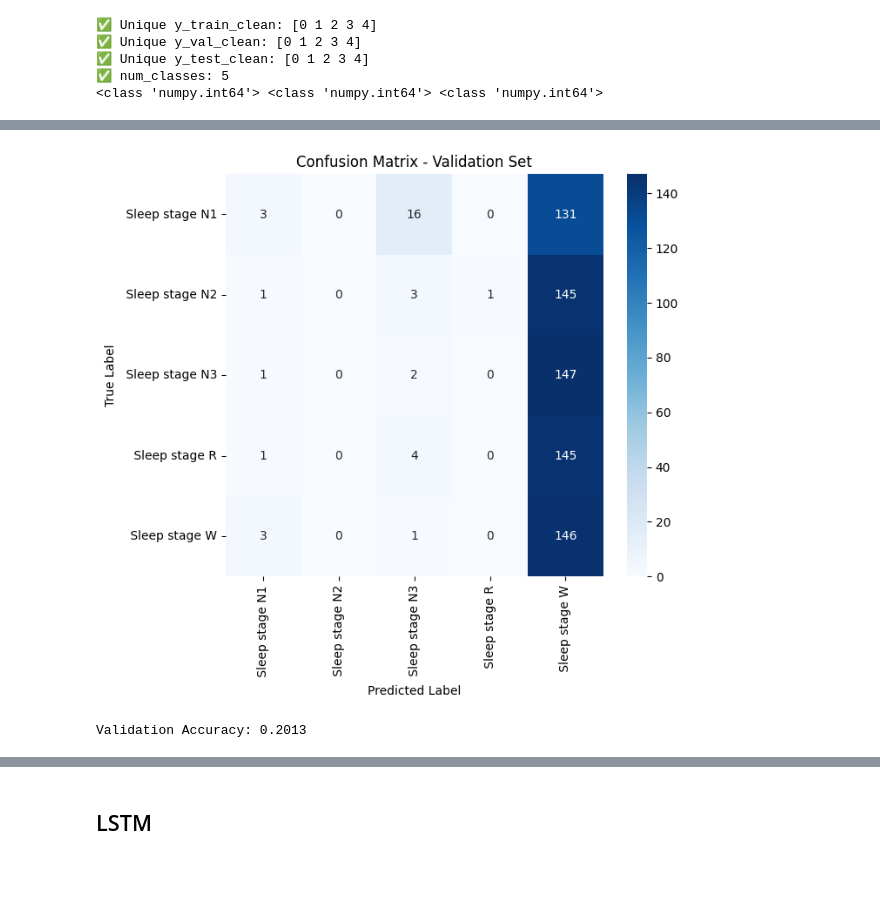
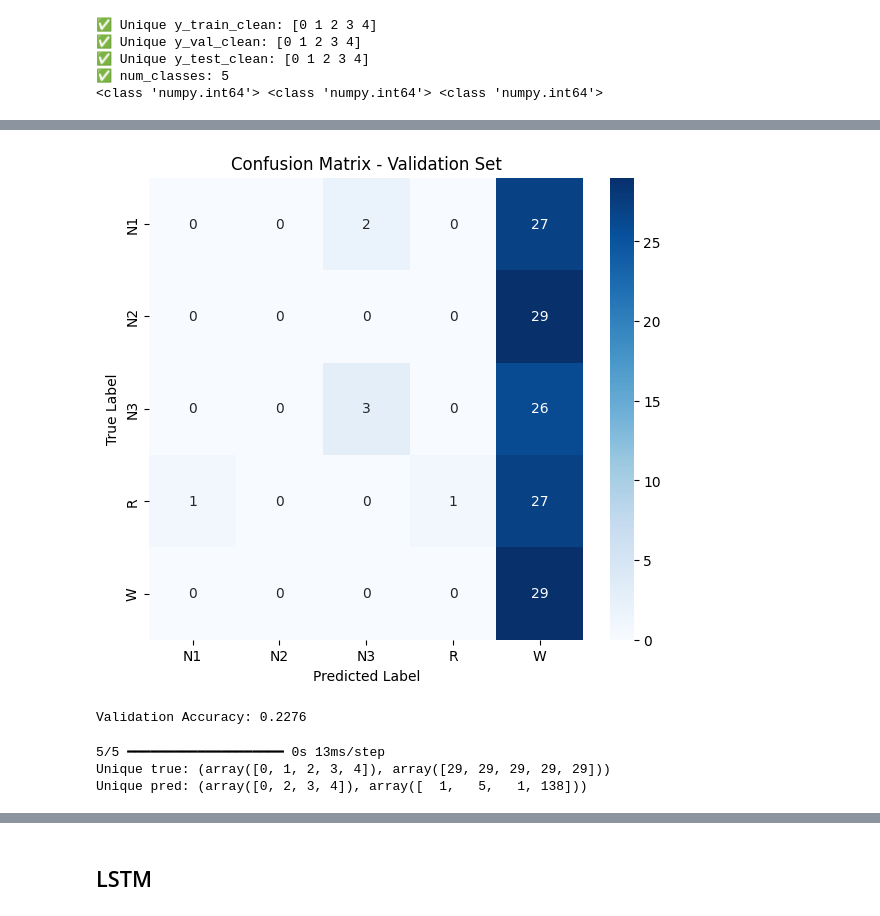
Before and after one commit to kuan31898/LSTMhub, a Jupyter notebook: กำลังทำ/Mairujasplit.ipynb, the cells around one changed output, grey strips where cells are left out. Drawn from its saved outputs; the diff is of its cells as text; code cells hidden in the pictures; blank space fills up the shorter version.

```diff
--- a/กำลังทำ/Mairujasplit.ipynb
+++ b/กำลังทำ/Mairujasplit.ipynb
@@ -20,7 +22,7 @@ from sklearn.model_selection import StratifiedShuffleSplit
 from imblearn.over_sampling import SMOTE
 # %%
 # โหลดข้อมูล
-df = pd.read_csv("C:\\Users\\HP\\Desktop\\LSTM\model Temp\\LSTM\\Sleep testFiltered_EEG_Data1.csv")
+df = pd.read_csv("C:\\Users\\ADMIN\Project\\.venv\\Sleep testFiltered_EEG_Data1.csv")
 # %%
 channel_map = {
     "1": "EEG F4-M1",
@@ -995,7 +1023,7 @@ def apply_sliding_window(data, label, window_size, step_size):
     return X, y
 # %%
 # Define parameters
-window_size = 256
+window_size = 512
 step_size = 256
 
 # Apply sliding window function to the train/test set
@@ -1585,19 +1613,27 @@ from sklearn.metrics import confusion_matrix, classification_report
 import seaborn as sns
 import numpy as np
 
+# -----------------------------
+# 📊 Confusion Matrix - Test Set
+# -----------------------------
 y_pred = model_cnn.predict(X_test)
 y_pred_classes = np.argmax(y_pred, axis=1)
 y_true = np.argmax(y_test_cat, axis=1)
 
-cm = confusion_matrix(y_true, y_pred_classes)
+# labels ของ sleep stages
+labels = ['Sleep stage N1', 'Sleep stage N2', 'Sleep stage N3', 'Sleep stage R', 'Sleep stage W']
+short_labels = ['N1','N2','N3','R','W']
+
+# Confusion Matrix (Test)
+cm_test = confusion_matrix(y_true, y_pred_classes)
 plt.figure(figsize=(6,5))
-sns.heatmap(cm, annot=True, fmt="d", cmap="Blues",
-            xticklabels=['N1','N2','N3','R','W'],
-            yticklabels=['N1','N2','N3','R','W'])
-plt.xlabel('Predicted')
-plt.ylabel('True')
-plt.title('Confusion Matrix')
+sns.heatmap(cm_test, annot=True, fmt="d", cmap="Blues",
+            xticklabels=short_labels, yticklabels=short_labels)
+plt.xlabel('Predicted Label')
+plt.ylabel('True Label')
+plt.title('Confusion Matrix - Test Set')
 plt.show()
 
-print(classification_report(y_true, y_pred_classes, target_names=['N1','N2','N3','R','W']))
+print("\nClassification Report - Test Set")
+print(classification_report(y_true, y_pred_classes, target_names=short_labels))
 # %% [output]
@@ -1620,25 +1657,23 @@ import seaborn as sns
 import matplotlib.pyplot as plt
 import numpy as np
 
-# ---- พยากรณ์บน validation set ----
+# -----------------------------
+# 📊 Confusion Matrix - Validation Set
+# -----------------------------
 y_val_pred_prob = model_cnn.predict(X_val)
 y_val_pred = np.argmax(y_val_pred_prob, axis=1)
 y_val_true = np.argmax(y_val_cat, axis=1)
 
-# ---- คำนวณ confusion matrix ----
 cm_val = confusion_matrix(y_val_true, y_val_pred)
-labels = encoder.classes_
-
-# ---- แสดง confusion matrix ----
 plt.figure(figsize=(7,6))
 sns.heatmap(cm_val, annot=True, fmt='d', cmap='Blues',
-            xticklabels=labels, yticklabels=labels)
+            xticklabels=short_labels, yticklabels=short_labels)
 plt.xlabel('Predicted Label')
 plt.ylabel('True Label')
 plt.title('Confusion Matrix - Validation Set')
 plt.show()
 
-# ---- แสดง accuracy เพิ่มเติม ----
+# Accuracy ของ Validation set
 val_acc = np.mean(y_val_pred == y_val_true)
 print(f"Validation Accuracy: {val_acc:.4f}")
 # %% [output]
@@ -1646,2 +1681,16 @@ print(f"Validation Accuracy: {val_acc:.4f}")
-[figure, old version]
+[figure, new version]
-Validation Accuracy: 0.2013
+Validation Accuracy: 0.2276
+# %%
+# รับประกันว่าใช้ argmax สำหรับ softmax multi-class
+y_val_probs =model_cnn.predict(X_val)   # หรือ X_val / X_val_spec ตามโมเดล
+y_val_pred = np.argmax(y_val_probs, axis=1)
+
+# ถ้า y_val_cat เป็น one-hot:
+y_val_true = np.argmax(y_val_cat, axis=1)
+
+print("Unique true:", np.unique(y_val_true, return_counts=True))
+print("Unique pred:", np.unique(y_val_pred, return_counts=True))
+# %% [output]
+5/5 ━━━━━━━━━━━━━━━━━━━━ 0s 13ms/step
+Unique true: (array([0, 1, 2, 3, 4]), array([29, 29, 29, 29, 29]))
+Unique pred: (array([0, 2, 3, 4]), array([  1,   5,   1, 138]))
```
Also changed, not shown: parts of 26 cells of this notebook.
